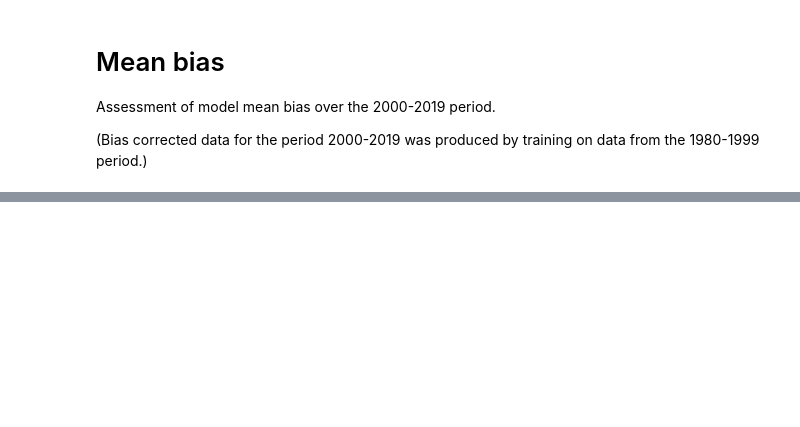
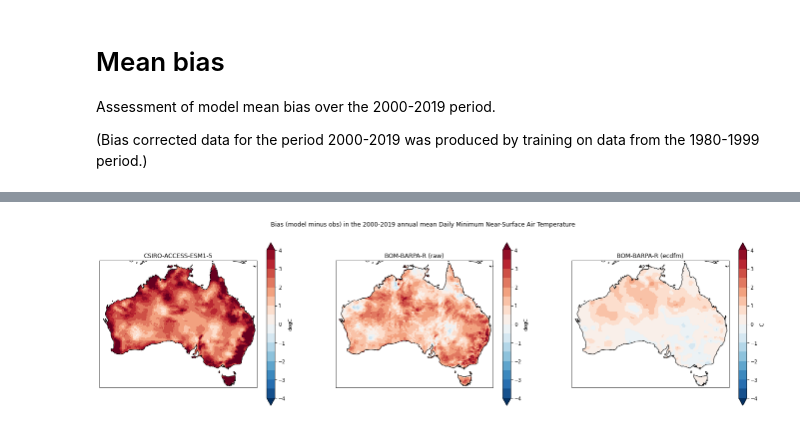
Before and after one commit to AusClimateService/npcp, a Jupyter notebook: results/mean_bias.ipynb, the cells around one changed output, grey strips where cells are left out. Saved outputs shown, nothing was run; the diff lists cells and outputs as text; code cells hidden in the pictures; blank space fills up the shorter version.

```diff
--- a/results/mean_bias.ipynb
+++ b/results/mean_bias.ipynb
@@ -119,0 +126,4 @@ plt.show()
+# %%
+plot_comparison('tasmin', 'BOM-BARPA-R', 'RdBu_r', np.arange(-4, 4.01, 0.5))
+# %% [output]
+[figure, added]
```
Also changed, not shown: parts of 15 cells of this notebook, 1 other file.
